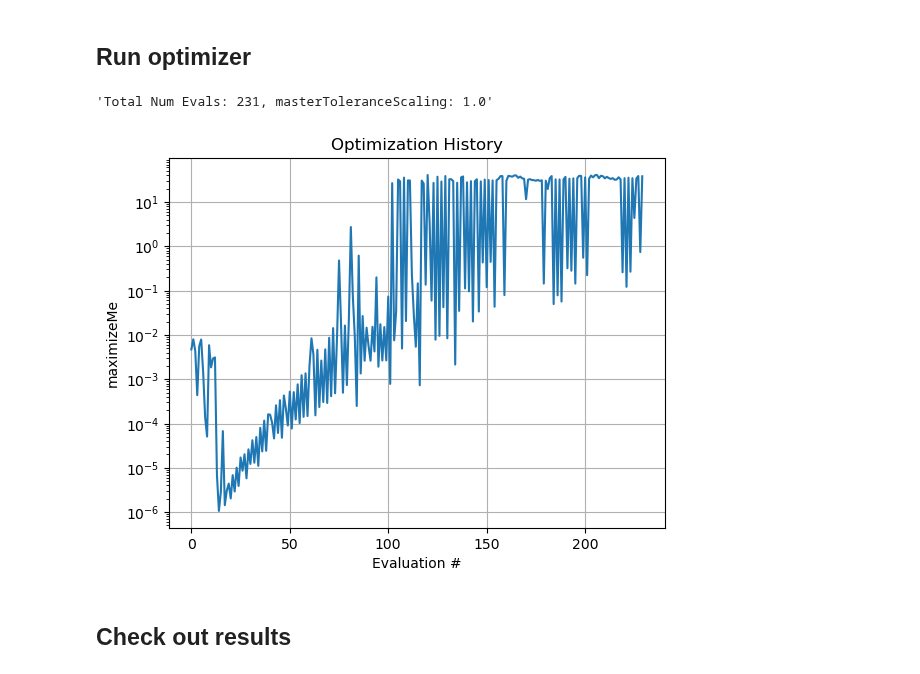
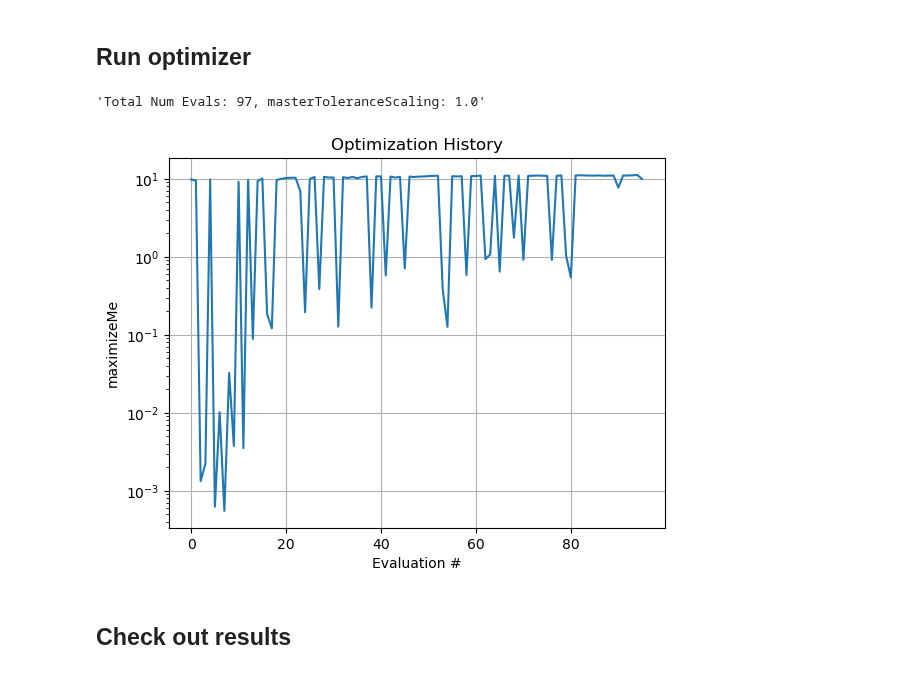
Before and after one commit to slaclab/Jitter-Forked-FACET2-Bmad-PyTao, a Jupyter notebook: 2024-09-25 Two bunch optimizer.ipynb, the cells around one changed output. Cells and saved outputs as stored; diff of their text form; code cells hidden in the pictures.

Commit message:
Two stage optimizer upgrades

```diff
--- a/2024-09-25 Two bunch optimizer.ipynb
+++ b/2024-09-25 Two bunch optimizer.ipynb
@@ -276,14 +276,16 @@ def specificOptimizer(
 
 
     # Disabling transverse terms and length limits, per https://docs.google.com/presentation/d/1b6WoEwmDz5cA0fm9FbbGiZoMwBcbCNNNCsD7JiFDxRc/edit#slide=id.g2f91233284b_0_0
-    stageOneOptimization = False
+    stageOneOptimization = True
 
     if stageOneOptimization:
         enableTransverse = 0
         lengthLimitMultiplier = 0
+        lengthPenaltyExponent = 2
     else:
         enableTransverse = 1
         lengthLimitMultiplier = 1
+        lengthPenaltyExponent = 1
 
     tolerableBeamLossFraction  = 0.02  * masterToleranceScaling
     tolerableBunchSpacingError = 10e-6 * masterToleranceScaling
@@ -328,11 +330,11 @@ def specificOptimizer(
     savedData["errorTerm_mainObjective"] = np.mean([
                 enableTransverse * rampToZero(savedData[f"PDrive_sigmaSI90_x"], driveSpotThreshold, 10e-6),
                 enableTransverse * rampToZero(savedData[f"PDrive_sigmaSI90_y"], driveSpotThreshold, 10e-6),
-                rampToZero(savedData[f"PDrive_sigmaSI90_z"], driveLengthThreshold, 10e-6),
+                rampToZero(savedData[f"PDrive_sigmaSI90_z"], driveLengthThreshold, 10e-6) ** lengthPenaltyExponent,
 
                 enableTransverse * rampToZero(savedData[f"PWitness_sigmaSI90_x"], witnessSpotThreshold, 10e-6),
                 enableTransverse * rampToZero(savedData[f"PWitness_sigmaSI90_y"], witnessSpotThreshold, 10e-6),
-                rampToZero(savedData[f"PWitness_sigmaSI90_z"], witnessLengthThreshold, 10e-6),
+                rampToZero(savedData[f"PWitness_sigmaSI90_z"], witnessLengthThreshold, 10e-6) ** lengthPenaltyExponent,
     ])
 
     # savedData["errorTerm_secondaryObjective"] = 0.1 * np.mean([
@@ -445,8 +447,8 @@ defaultSettingsVector = [importedDefaultSettings[key] for key in list(pbounds.ke
 # %%
 from scipy.optimize import minimize
 
-optimizationType = "differentialEvolution" #Classic, standard for exploration
-#optimizationType = "nelderMead"            #Classic, standard for refinement
+#optimizationType = "differentialEvolution" #Classic, standard for exploration
+optimizationType = "nelderMead"            #Classic, standard for refinement
 #optimizationType = "L-BFGS-B"              #This never seems to work; I think the problem is too noisy to get a reasonable Hessian
 #optimizationType = "powell"                #This rarely seems to help; I think the orthogonal approach is not appropriate for this problem
 #optimizationType = "COBYQA"                #Seems promising. Not timid about making big, coordinated moves. I like it more for refinement though. Seems (much) more likely than nelderMead to give up too early though...
@@ -458,8 +460,8 @@ match optimizationType:
         totalPopSize = 10            # Total population size
         numDimensions = len(bounds)  # Number of parameters
 
-        #initializationType = "uniform"
-        initializationType = "normal"
+        initializationType = "uniform"
+        #initializationType = "normal"
 
         match initializationType:
 
@@ -550,35 +552,35 @@ match optimizationType:
 
         #Initial point(s) to check
         optimizer.probe(
             params={key: importedDefaultSettings[key] for key in pbounds.keys()},
             lazy=True,
         )
 
         #Refer to https://bayesian-optimization.github.io/BayesianOptimization/exploitation_vs_exploration.html
         #and https://github.com/bayesian-optimization/BayesianOptimization/blob/master/bayes_opt/bayesian_optimization.py
         boInitialKappa = 10 + 0*10.
         boFinalKappa = 1e-3 + 0*0.1
         boNumIter = 500
         boKappaDecay = (boFinalKappa / boInitialKappa)**(1/boNumIter)
 
         # acquisition_function = bayes_opt.util.UtilityFunction(
         #                                    kind='ucb',
         #                                    kappa=boInitialKappa,         #Default 2.576
         #                                    xi=0.0,              #Default 0
         #                                    kappa_decay=boKappaDecay,       #Default 0
         #                                    kappa_decay_delay=0  #Default 0
         #                                 )
 
         optimizer.maximize(
             init_points=100, #Initial, random points. Unwise to omit. "Often, 2*dim to 5*dim random points are recommended before switching to model-driven exploration."
             n_iter=boNumIter,
             #acquisition_function=acquisition_function
         )
 
 print(problem.history)
 # %% [output]
-'Total Num Evals: 231, masterToleranceScaling: 1.0'
+'Total Num Evals: 97, masterToleranceScaling: 1.0'
-[figure, old version]
+[figure, new version]
 # %% [markdown]
 ## Check out results
 # %%
```
Also changed, not shown: parts of 1 cell of this notebook, 4 other files.
